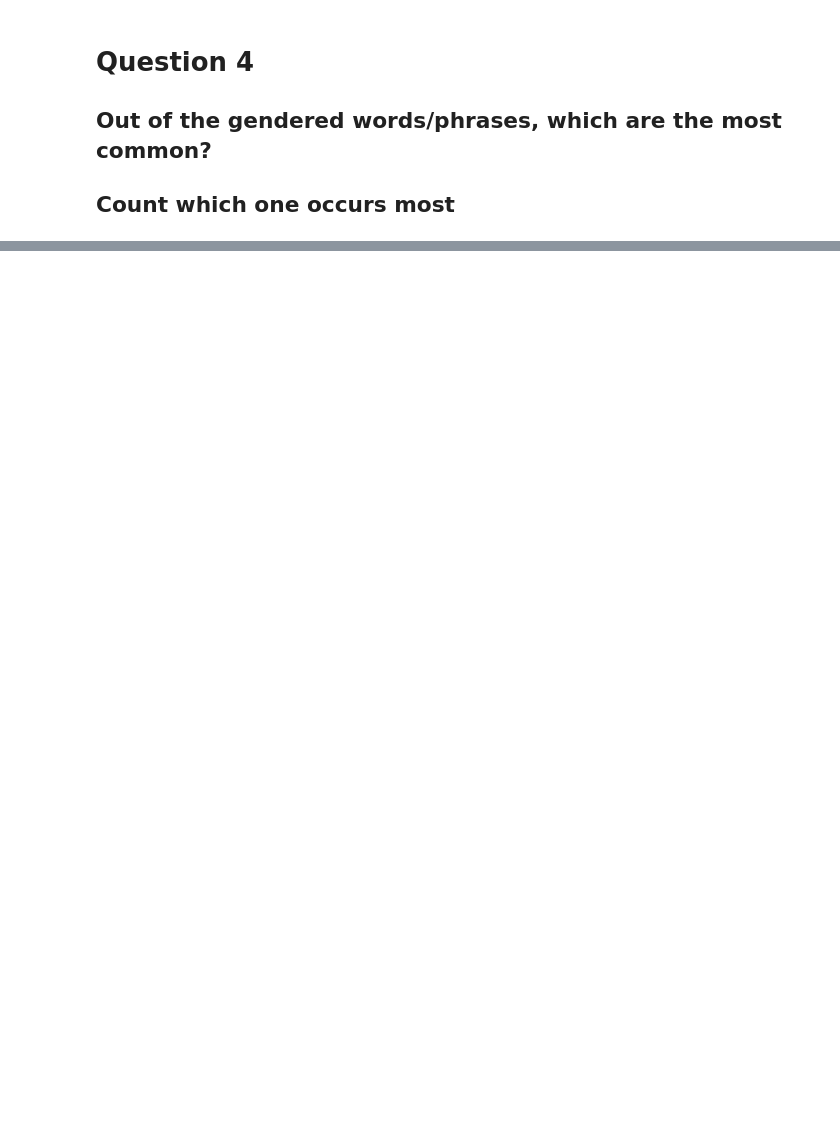
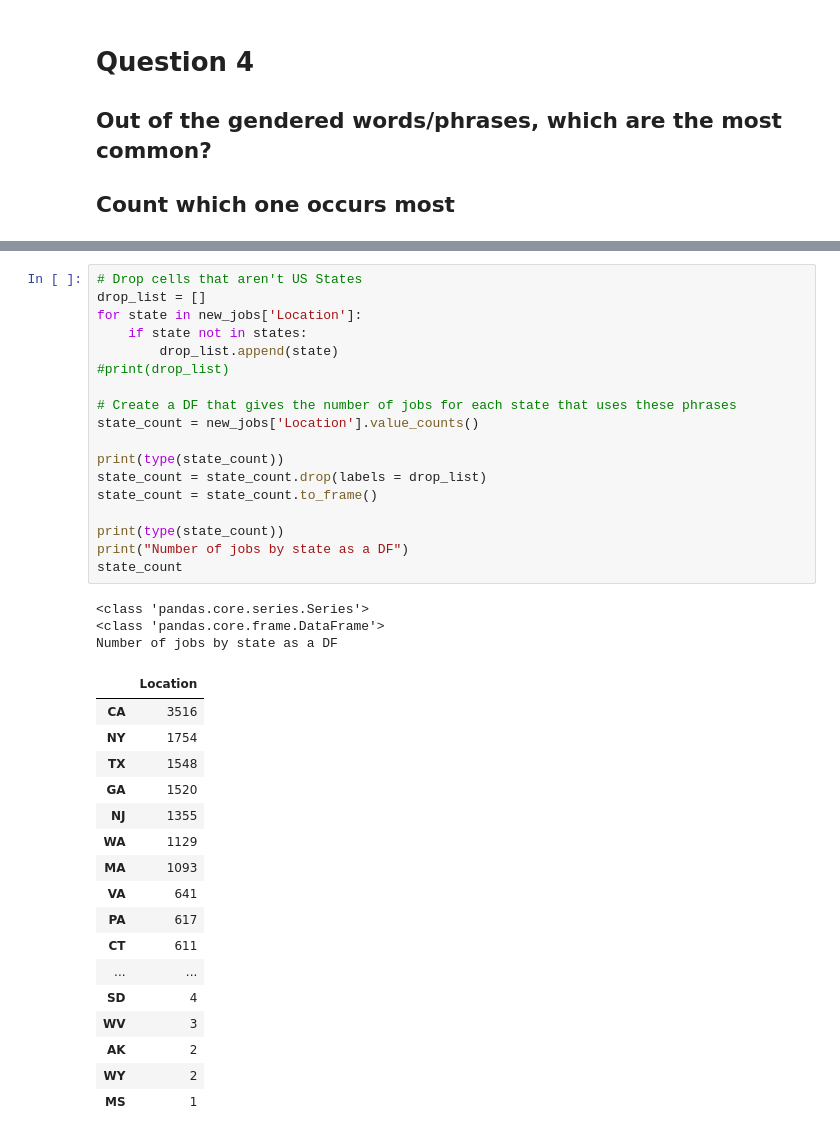
Before and after one commit to Kyle1668/cse184-pronoun-analysis, a Jupyter notebook: Question4.ipynb, the cells around one changed output, grey strips where cells are left out. Saved outputs shown, nothing was run; the diff lists cells and outputs as text; blank space fills up the shorter version.

```diff
--- a/Question4.ipynb
+++ b/Question4.ipynb
@@ -220,0 +301,39 @@ without duplicates:  [0, 1, 2, 3, 6, 9, 10, 11, 12, 13, 15, 17, 18, 19, 20, 21,
+# %%
+# Drop cells that aren't US States
+drop_list = []
+for state in new_jobs['Location']:
+    if state not in states:
+        drop_list.append(state)
+#print(drop_list)
+
+# Create a DF that gives the number of jobs for each state that uses these phrases
+state_count = new_jobs['Location'].value_counts()
+
+print(type(state_count))
+state_count = state_count.drop(labels = drop_list)
+state_count = state_count.to_frame()
+
+print(type(state_count))
+print("Number of jobs by state as a DF")
+state_count
+# %% [output]
+<class 'pandas.core.series.Series'>
+<class 'pandas.core.frame.DataFrame'>
+Number of jobs by state as a DF
+|  | Location |
+| CA | 3516 |
+| NY | 1754 |
+| TX | 1548 |
+| GA | 1520 |
+| NJ | 1355 |
+| WA | 1129 |
+| MA | 1093 |
+| VA | 641 |
+| PA | 617 |
+| CT | 611 |
+| ... | ... |
+| SD | 4 |
+| WV | 3 |
+| AK | 2 |
+| WY | 2 |
+| MS | 1 |
```
Also changed, not shown: parts of 26 cells of this notebook.
